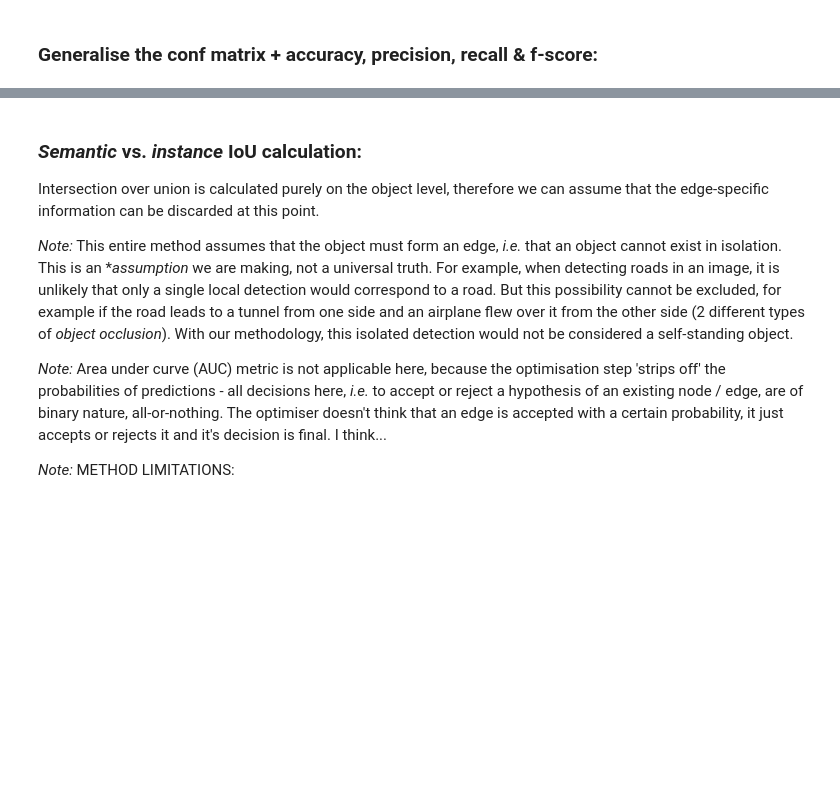
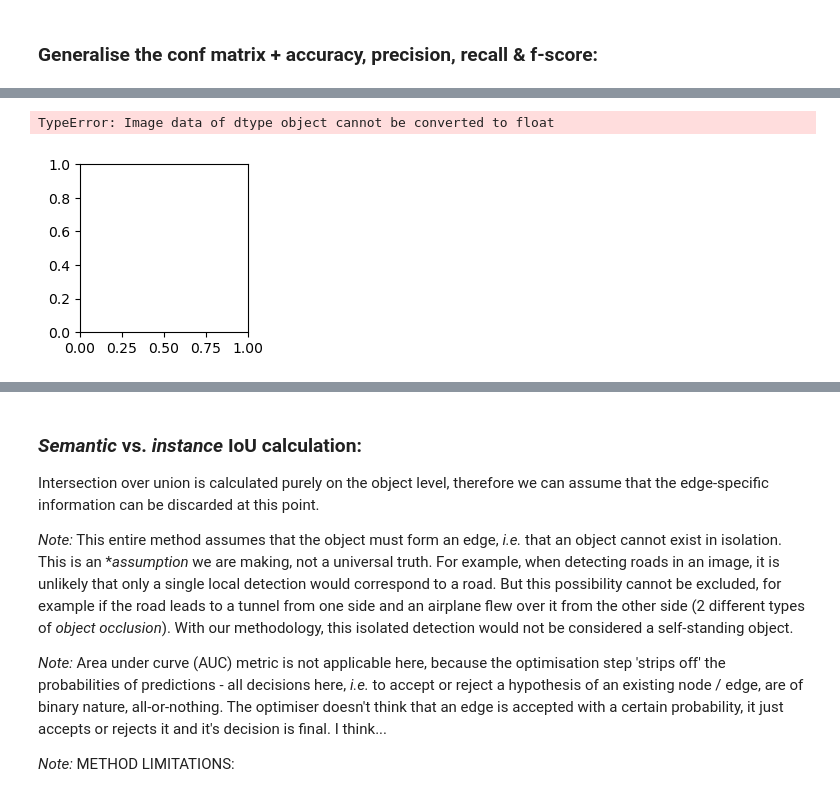
Before and after one commit to alan-turing-institute/grace, a Jupyter notebook: notebooks/measure_graph.ipynb, the cells around one changed output, grey strips where cells are left out. Saved outputs shown, nothing was run; the diff lists cells and outputs as text; code cells hidden in the pictures; blank space fills up the shorter version.

```diff
--- a/notebooks/measure_graph.ipynb
+++ b/notebooks/measure_graph.ipynb
@@ -140,3 +181,22 @@ cm_nodes_nrm, cm_edges_nrm
+# %%
+# Create a 2x2 grid of subplots
+plt.subplot(2, 2, 1)
+plt.imshow(f1)  # Replace with your actual plotting code
+
+plt.subplot(2, 2, 2)
+plt.imshow(f2)  # Replace with your actual plotting code
+
+plt.subplot(2, 2, 3)
+plt.imshow(f1)  # Replace with your actual plotting code
+
+plt.subplot(2, 2, 4)
+plt.imshow(f2)  # Replace with your actual plotting code
+
+plt.tight_layout()  # Ensure proper spacing between subplots
+plt.show()  # Show the combined plot
+# %% [output]
+TypeError: Image data of dtype object cannot be converted to float
+[figure, added]
 # %%
 prf1_nodes = precision_recall_fscore_support(y_pred=y_pred_nodes, y_true=y_true_nodes)
 prf1_nodes
```
Also changed, not shown: parts of 25 cells of this notebook, 2 other files.
